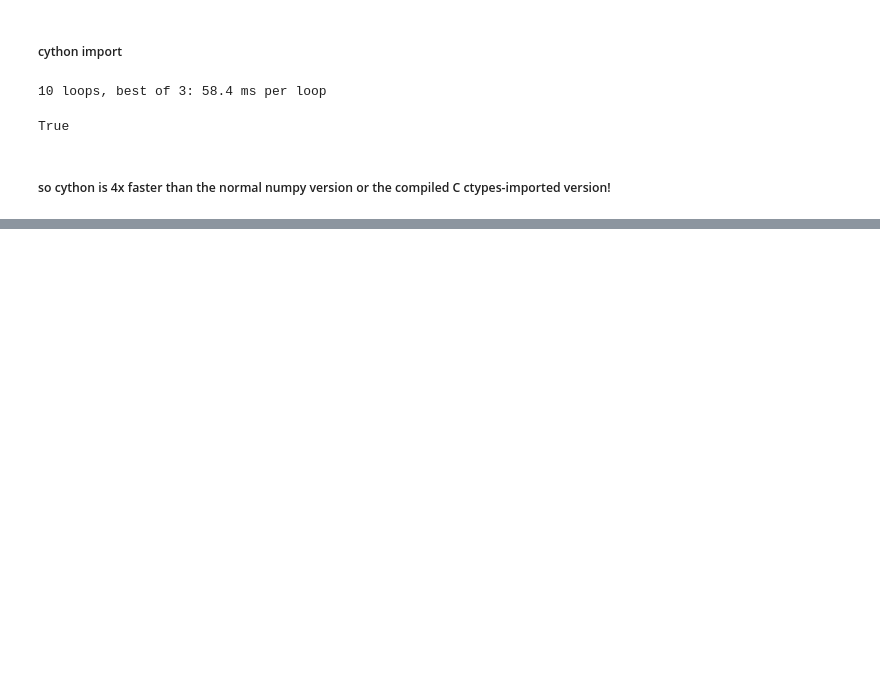
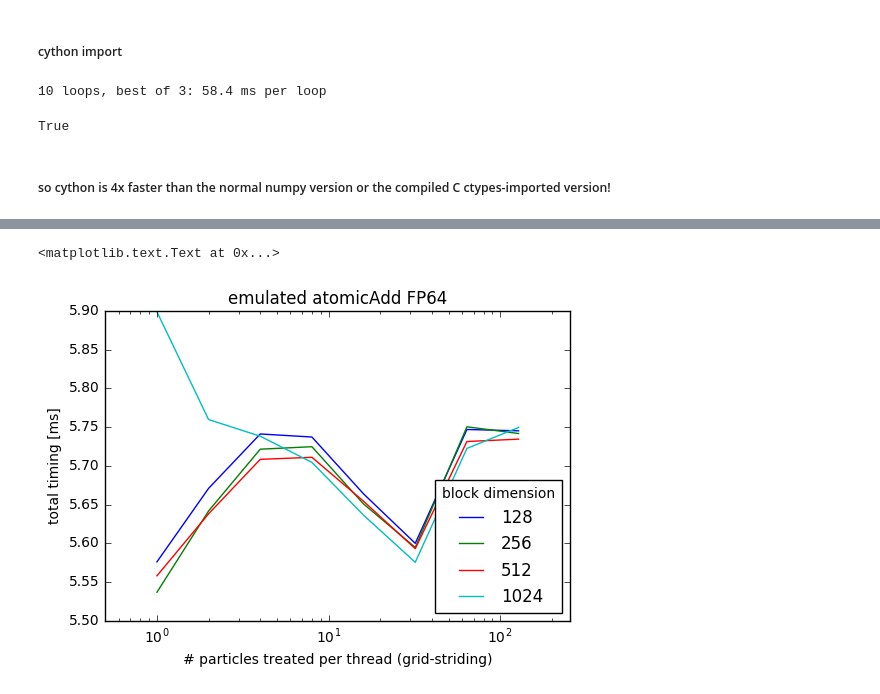
Before and after one commit to PyCOMPLETE/PyPIC, a Jupyter notebook: itest/PyPIC GPU Example.ipynb, the cells around one changed output, grey strips where cells are left out. Saved outputs shown, nothing was run; the diff lists cells and outputs as text; code cells hidden in the pictures; blank space fills up the shorter version.

Commit message:
Update PyPIC GPU Example with FP64 atomicAdd tests.
Timing of atomicAdd double precision with hardware
acceleration, supported from CUDA computing capability 6.0.

```diff
--- a/itest/PyPIC GPU Example.ipynb
+++ b/itest/PyPIC GPU Example.ipynb
@@ -513,0 +743,7 @@ True
+# %%
+dest1 = gp.zeros(dest_size, dtype=np.float64)
+p2m_emu_gs.prepared_call(
+    (src_size // 256 + 1, 1, 1), #grid
+    (256, 1, 1), #block
+    dest_size, src_size,
+    dest1.gpudata, src.gpudata)
@@ -513,0 +761,38 @@ True
+# %%
+from pycuda import driver
+
+start, end = driver.Event(), driver.Event()
+# %%
+n_particles_per_thread = [1,2,4,8,16,32,64,128]
+block_dims = [128, 256, 512, 1024]
+
+timing_results = {}
+
+for bd in block_dims:
+    timing_results[bd] = []
+    for nppt in n_particles_per_thread:
+        times = []
+        for t in xrange(100):
+            dest1 = gp.zeros(dest_size, dtype=np.float64)
+            start.record()
+            p2m_emu_gs.prepared_call(
+                ((src_size // bd + 1) // nppt, 1, 1), #grid
+                (bd, 1, 1), #block
+                dest_size, src_size,
+                dest1.gpudata, src.gpudata)
+            end.record()
+            end.synchronize()
+            times.append(start.time_till(end))
+        timing_results[bd].append(np.min(times))
+# %%
+for block_dim, tres in timing_results.iteritems():
+    plt.plot(n_particles_per_thread, tres, label=block_dim)
+plt.legend(loc=4, title='block dimension')
+plt.xscale('log')
+plt.xlim(min(n_particles_per_thread) / 2, max(n_particles_per_thread) * 2)
+plt.title('emulated atomicAdd FP64')
+plt.xlabel('# particles treated per thread (grid-striding)')
+plt.ylabel('total timing [ms]')
+# %% [output]
+<matplotlib.text.Text at 0x...>
+[figure, added]
```
Also changed, not shown: parts of 49 cells of this notebook.
